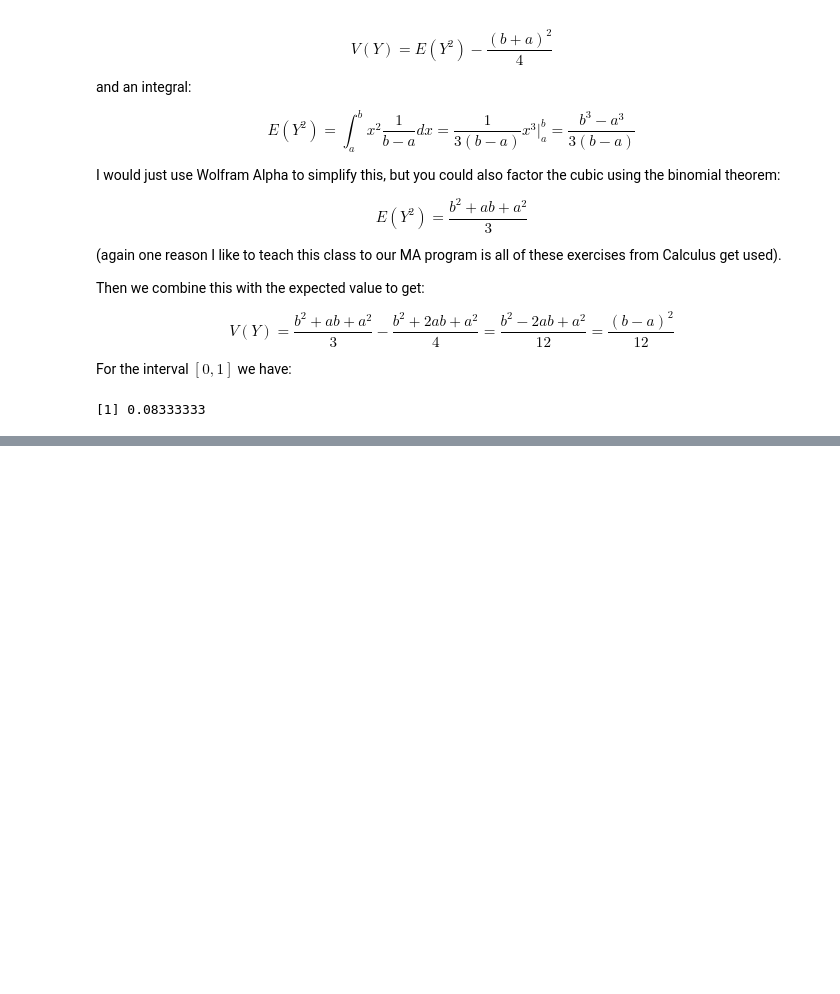
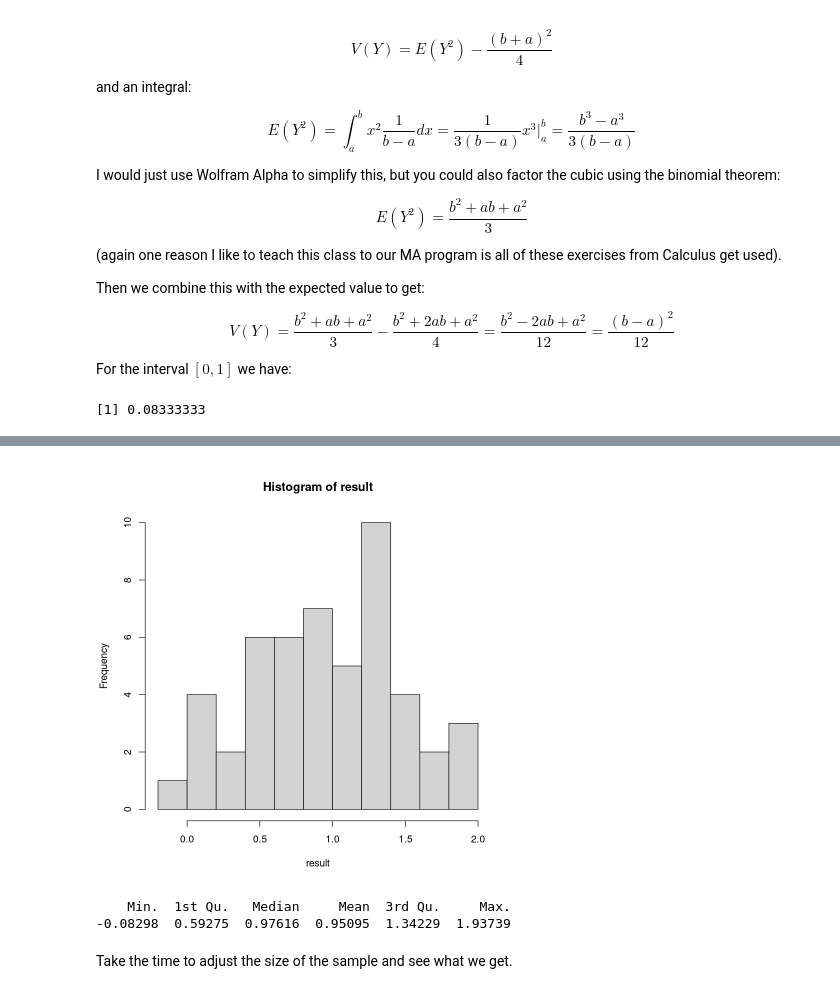
Before and after one commit to virgilpierce/MATH_550, a Jupyter notebook: _build/jupyter_execute/05-Continuous.ipynb, the cells around one changed output, grey strips where cells are left out. Saved outputs shown, nothing was run; the diff lists cells and outputs as text; code cells hidden in the pictures; blank space fills up the shorter version.

```diff
--- a/_build/jupyter_execute/05-Continuous.ipynb
+++ b/_build/jupyter_execute/05-Continuous.ipynb
@@ -230,0 +285,3 @@ For the interval $[0, 1]$ we have:
+# %%
+result <- rnorm(50, 1, 0.5)
+result
@@ -230,0 +299,11 @@ For the interval $[0, 1]$ we have:
+# %%
+hist(result, 10)
+# %% [output]
+[figure, added]
+# %%
+summary(result)
+# %% [output]
+    Min.  1st Qu.   Median     Mean  3rd Qu.     Max.
+-0.08298  0.59275  0.97616  0.95095  1.34229  1.93739
+# %% [markdown]
+Take the time to adjust the size of the sample and see what we get.
```
Also changed, not shown: parts of 10 cells of this notebook, 14 other files.
